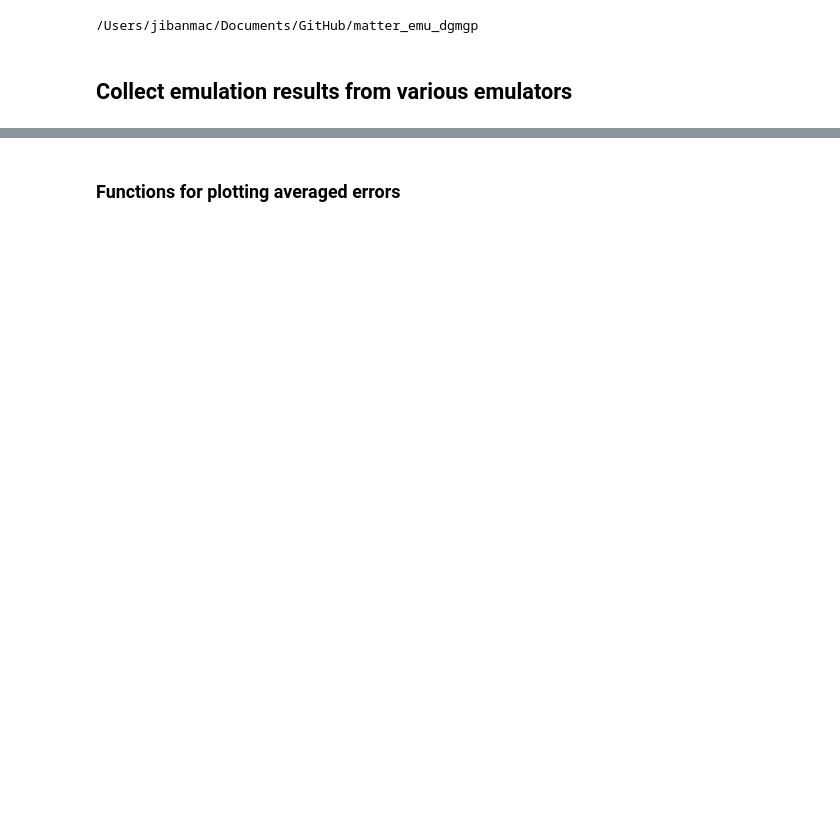
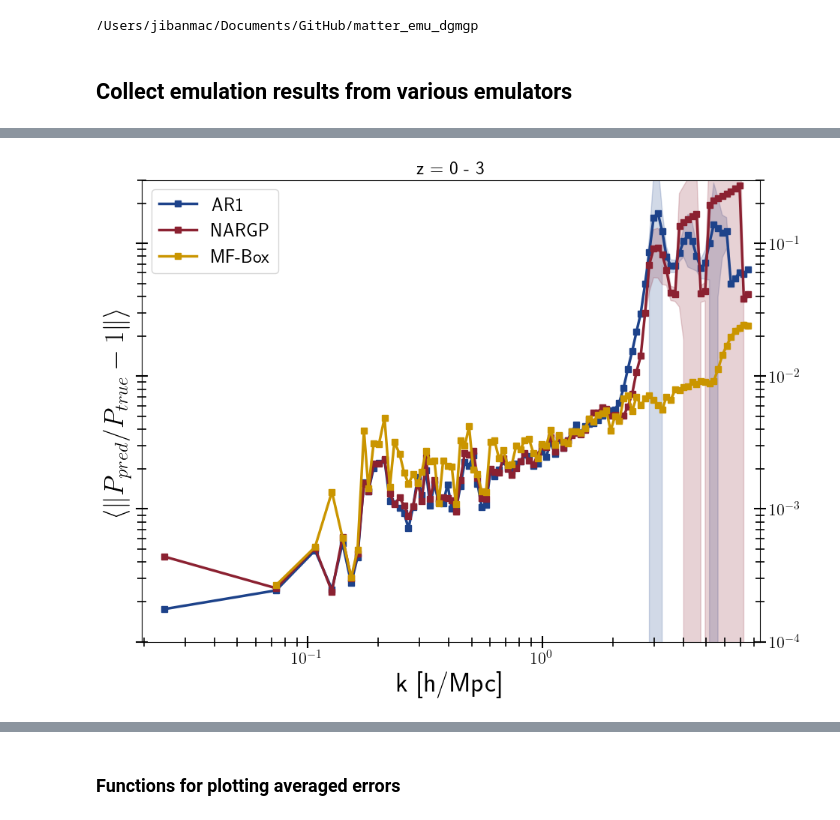
Before and after one commit to jibanCat/matter_emu_mfbox, a Jupyter notebook: notebooks/MF_figures-Copy1.ipynb, the cells around one changed output, grey strips where cells are left out. Drawn from its saved outputs; the diff is of its cells as text; code cells hidden in the pictures; blank space fills up the shorter version.

```diff
--- a/notebooks/MF_figures-Copy1.ipynb
+++ b/notebooks/MF_figures-Copy1.ipynb
@@ -84,0 +311,88 @@ vloaders.dgmgp_H3_slice19.relative_errors.shape
+# %%
+def make_average_all_z_versus_k(
+    vloader: ValidationLoader, new_fig: bool = False, ax=None, fig=None, color="C0",
+    zmin: float = 0.0, zmax: float = 3.1,
+    **kwargs
+):
+
+    if new_fig:
+        fig, ax = plt.subplots(figsize=(10.625, 8), nrows=1, ncols=1)
+
+    # Shape (number of zs, number of test points, number of k bins)
+
+    ## Large scales
+    ## Start here
+    ## --------------
+    z = np.array(vloader.z)
+    ind_z = (zmin <= z) & (z < zmax)
+    absmeanLF = vloader.relative_errors[ind_z, :, :].mean(axis=(0, 1))
+    absstdLF  = vloader.relative_errors[ind_z, :, :].std(axis=(0, 1))
+
+    ax.semilogx(
+        10**vloader.kf[0],
+        absmeanLF,
+        's-',
+        lw=2.5,
+        color=color,
+        **kwargs
+    )
+    # plot variance instead of std
+    ax.fill_between(
+        10**vloader.kf[0],
+        (absmeanLF-absstdLF**2), # TODO: Correct the paper. I am actually showing the variance.
+        (absmeanLF+absstdLF**2),
+        alpha=0.2,
+        color=color,
+    )
+
+    return fig, ax
+
+fig, ax = make_average_all_z_versus_k(
+    vloaders.ar1_L60_H3_z0_1_2_slice_19,
+    new_fig=True,
+    color=colors[2],
+    label="AR1",
+)
+fig, ax = make_average_all_z_versus_k(
+    vloaders.nargp_L60_H3_z0_1_2_slice_19,
+    new_fig=False,
+    color=colors[0],
+    label="NARGP",
+    ax=ax,
+    fig=fig,
+)
+
+# MFBOX
+fig, ax = make_average_all_z_versus_k(
+    vloaders.dgmgp_L60_H3_z0_1_2_slice_19,
+    new_fig=False,
+    color=colors[1],
+    label=mf_box,
+    ax=ax,
+    fig=fig,
+)
+
+
+# Martin style
+ax.set_xlabel(r'k [h/Mpc]', fontsize=26)
+ax.set_ylabel(r'$\langle\| P_{{pred}}/P_{{true}} - 1 \|\rangle$', fontsize=26)
+ax.set_yscale('log')
+ax.set_ylim([1e-4, 3e-1])
+ax.set_xlim([kf_test.min()* 0.8, kf_test.max() * 1.1])
+
+ax.tick_params(which='both', direction='inout', right=True, labelright=True, labelleft=False, length=12)
+ax.tick_params(which='minor', length=8)
+
+ax.legend()
+ax.set_title("z = 0 - 3")
+
+ax.patch.set_facecolor('none')
+fig.subplots_adjust(hspace=0, wspace=0)
+fig.savefig(
+    os.path.join(imgdir, "dgmgp_all_z_versus_k.pdf"),
+    bbox_inches='tight',
+    pad_inches=0.075
+)
+plt.show()
+# %% [output]
+[figure, added]
```
Also changed, not shown: parts of 72 cells of this notebook.
